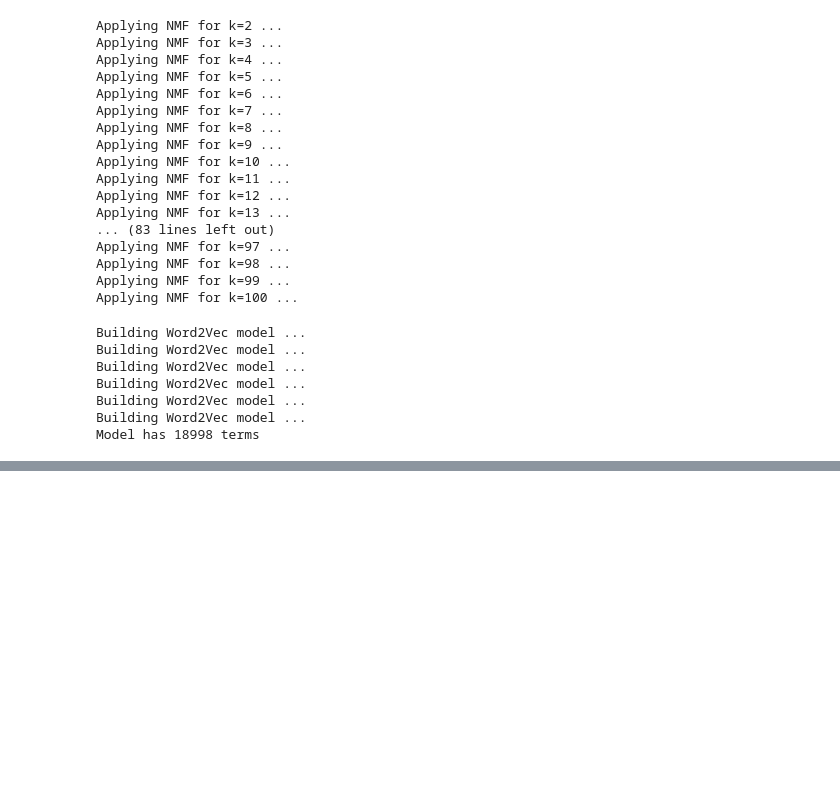
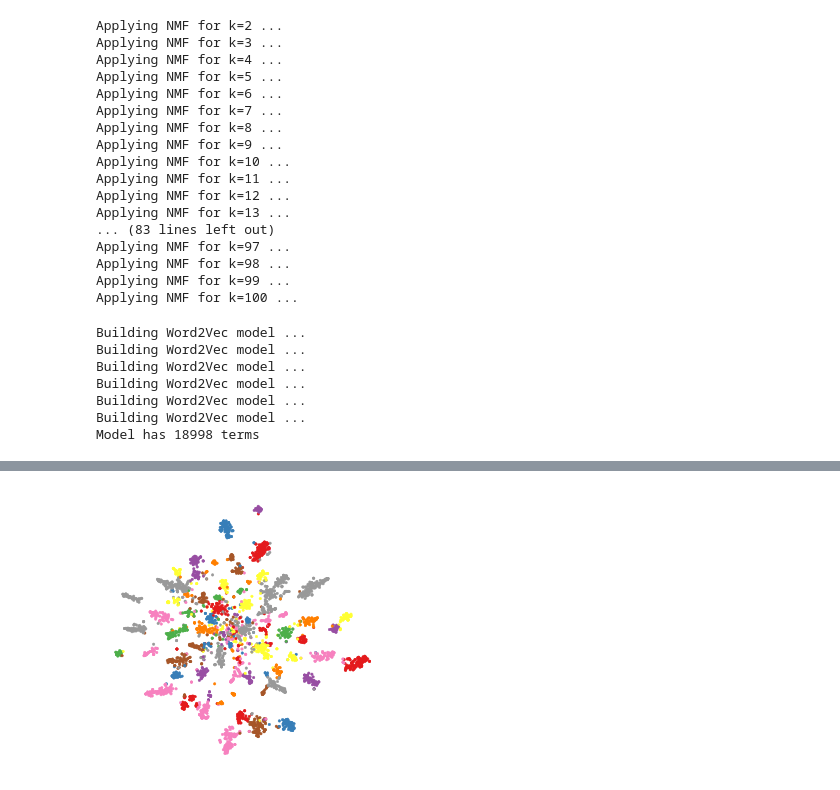
Before and after one commit to saralafia/ERI-maps, a Jupyter notebook: ERI-NMF.ipynb, the cells around one changed output, grey strips where cells are left out. Cells and saved outputs as stored; diff of their text form; code cells hidden in the pictures; blank space fills up the shorter version.

```diff
--- a/ERI-NMF.ipynb
+++ b/ERI-NMF.ipynb
@@ -629,0 +353,19 @@ show(plot)
+# %%
+# OUTPUT - Top 10 documents per topic to csv
+nmf_embedding = model.transform( A ) # Transform the tfidf-matrix into the nmf-embedding
+top_idx = np.argsort(nmf_embedding,axis=0)[-10:]
+
+count = 0
+titles = []
+for idxs in top_idx.T:
+    #print("\nTopic {}:".format(count))
+    topic = "Topic {}".format(count)
+    for idx in idxs:
+        # print(docs.iloc[idx]['title'])
+        top_titles = docs.iloc[idx]['title']
+        titles.append([topic, top_titles])
+    count += 1
+
+docs_topics = pd.DataFrame(titles, columns = ['Topic', 'Document'])
+#docs_topics.to_csv('outputs/NMF/NMF-9-document-topic.csv')
+#docs_topics.to_csv('outputs/NMF/NMF-70-document-topic.csv')
@@ -629,0 +414,70 @@ show(plot)
+# %%
+# VISUALIZE topics over time (https://www.kaggle.com/waynesworld/nips-papers-visualized-with-nmf-and-t-sne)
+# TO DO: experiment with embedding
+tsne = TSNE(random_state=3211)
+tsne_embedding = tsne.fit_transform(nmf_embedding)
+tsne_embedding = pd.DataFrame(tsne_embedding,columns=['x','y'])
+tsne_embedding['hue'] = nmf_embedding.argmax(axis=1)
+
+###code used to create the first plot for getting the colors
+plt.style.use('ggplot')
+
+fig, axs = plt.subplots(1,1, figsize=(5, 5), facecolor='w', edgecolor='k')
+fig.subplots_adjust(hspace = .1, wspace=.001)
+
+legend_list = []
+topics = []
+# topics = ['optimization algorithms',
+#           'neural network application',
+#           'reinforcement learning',
+#           'bayesian methods',
+#           'image recognition',
+#           'artificial neuron design',
+#           'graph theory',
+#           'kernel methods']
+
+data = tsne_embedding
+scatter = plt.scatter(data=data,x='x',y='y',s=6,c=data['hue'],cmap="Set1")
+plt.axis('off')
+plt.show()
+
+colors = []
+for i in range(len(topics)):
+    idx = np.where(data['hue']==i)[0][0]
+    color = scatter.get_facecolors()[idx]
+    colors.append(color)
+    legend_list.append(mpatches.Ellipse((0, 0), 1, 1, fc=color))
+
+legend_list = []
+
+for i in range(len(topics)):
+    color = colors[i]
+    legend_list.append(mpatches.Ellipse((0, 0), 1, 1, fc=color))
+
+# matplotlib.rc('font',family='monospace')
+# plt.style.use('ggplot')
+
+
+# fig, axs = plt.subplots(3,2, figsize=(10, 15), facecolor='w', edgecolor='k')
+# fig.subplots_adjust(hspace = .1, wspace=0)
+
+# axs = axs.ravel()
+
+# count = 0
+# legend = []
+# for year, idx in zip([1991,1996,2001,2006,2011,2016], range(6)):
+#     data = tsne_embedding[df['year']<=year]
+#     scatter = axs[idx].scatter(data=data,x='x',y='y',s=6,c=data['hue'],cmap="Set1")
+#     axs[idx].set_title('published until {}'.format(year),**{'fontsize':'10'})
+#     axs[idx].axis('off')
+
+# plt.suptitle("all NIPS proceedings clustered by topic",**{'fontsize':'14','weight':'bold'})
+# plt.figtext(.51,0.95,'unsupervised topic modeling with NMF based on textual content + 2D-embedding with t-SNE:', **{'fontsize':'10','weight':'light'}, ha='center')
+
+
+# fig.legend(legend_list,topics,loc=(0.1,0.89),ncol=3)
+# plt.subplots_adjust(top=0.85)
+
+# plt.show()
+# %% [output]
+[figure, added]
```
Also changed, not shown: parts of 25 cells of this notebook, 28 other files.
